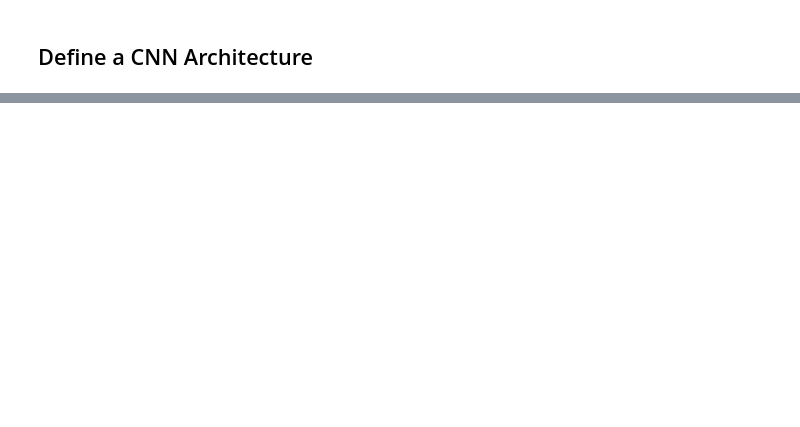
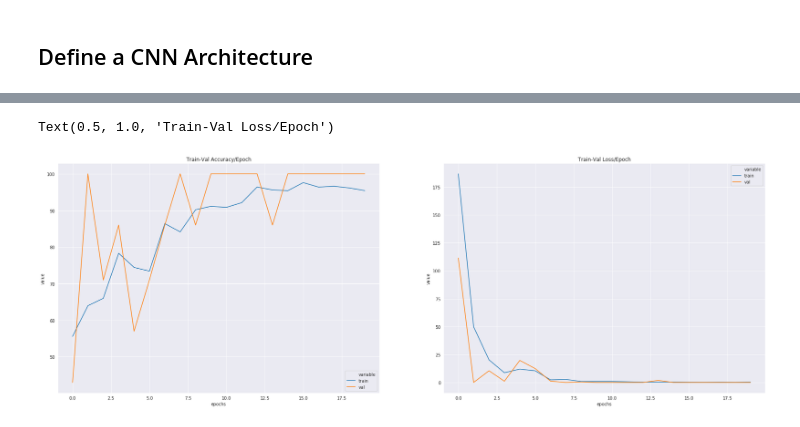
Before and after one commit to theairbend3r/how-to-train-your-neural-net, a Jupyter notebook: pytorch/computer_vision/image_classification/subset_random_sampler_02_binary_image_classification.ipynb, the cells around one changed output, grey strips where cells are left out. Cells and saved outputs as stored; diff of their text form; code cells hidden in the pictures; blank space fills up the shorter version.

```diff
--- a/pytorch/computer_vision/image_classification/subset_random_sampler_02_binary_image_classification.ipynb
+++ b/pytorch/computer_vision/image_classification/subset_random_sampler_02_binary_image_classification.ipynb
@@ -26,6 +27,9 @@ np.random.seed(0)
 torch.manual_seed(0)
 # %% [output]
 <torch._C.Generator at 0x...>
+# %%
+%matplotlib inline
+sns.set_style('darkgrid')
 # %% [markdown]
 ## Define Paths and Set GPU
 # %%
@@ -134,7 +140,7 @@ Transform: Compose(
 ## Train, Validation, and Test Dataloader
 # %%
 train_loader = DataLoader(dataset=hotdog_dataset, shuffle=False, batch_size=8, sampler=train_sampler)
-validation_loader = DataLoader(dataset=hotdog_dataset, shuffle=False, batch_size=1, sampler=val_sampler)
+val_loader = DataLoader(dataset=hotdog_dataset, shuffle=False, batch_size=1, sampler=val_sampler)
 test_loader = DataLoader(dataset=hotdog_dataset, shuffle=False, batch_size=1)
 # %% [markdown]
 ## Explore The Data
@@ -237 +275,22 @@ optimizer = optim.Adam(model.parameters(), lr=0.008)
+# %%
+def binary_acc(y_pred, y_test):
+    y_pred_tag = torch.log_softmax(y_pred, dim = 1)
+    _, y_pred_tags = torch.max(y_pred_tag, dim = 1)
+
+    correct_results_sum = (y_pred_tags == y_test).sum().float()
+
+    acc = correct_results_sum/y_test.shape[0]
+    acc = torch.round(acc * 100)
+
+    return acc
+# %%
+accuracy_stats = {
+    'train': [],
+    "val": []
+}
+
+loss_stats = {
+    'train': [],
+    "val": []
+}
 # %%
@@ -277,3 +367,13 @@ for e in tqdm(range(1, EPOCHS+1)):
+# %%
+train_val_acc_df = pd.DataFrame.from_dict(accuracy_stats).reset_index().melt(id_vars=['index']).rename(columns={"index":"epochs"})
+train_val_loss_df = pd.DataFrame.from_dict(loss_stats).reset_index().melt(id_vars=['index']).rename(columns={"index":"epochs"})
+
+fig, axes = plt.subplots(nrows=1, ncols=2, figsize=(30,10))
+sns.lineplot(data=train_val_acc_df, x = "epochs", y="value", hue="variable",  ax=axes[0]).set_title('Train-Val Accuracy/Epoch')
+sns.lineplot(data=train_val_loss_df, x = "epochs", y="value", hue="variable", ax=axes[1]).set_title('Train-Val Loss/Epoch')
+# %% [output]
+Text(0.5, 1.0, 'Train-Val Loss/Epoch')
+[figure, added]
 # %%
 y_pred_list = []
 y_true_list = []
```
Also changed, not shown: parts of 13 cells of this notebook, 2 other files.
